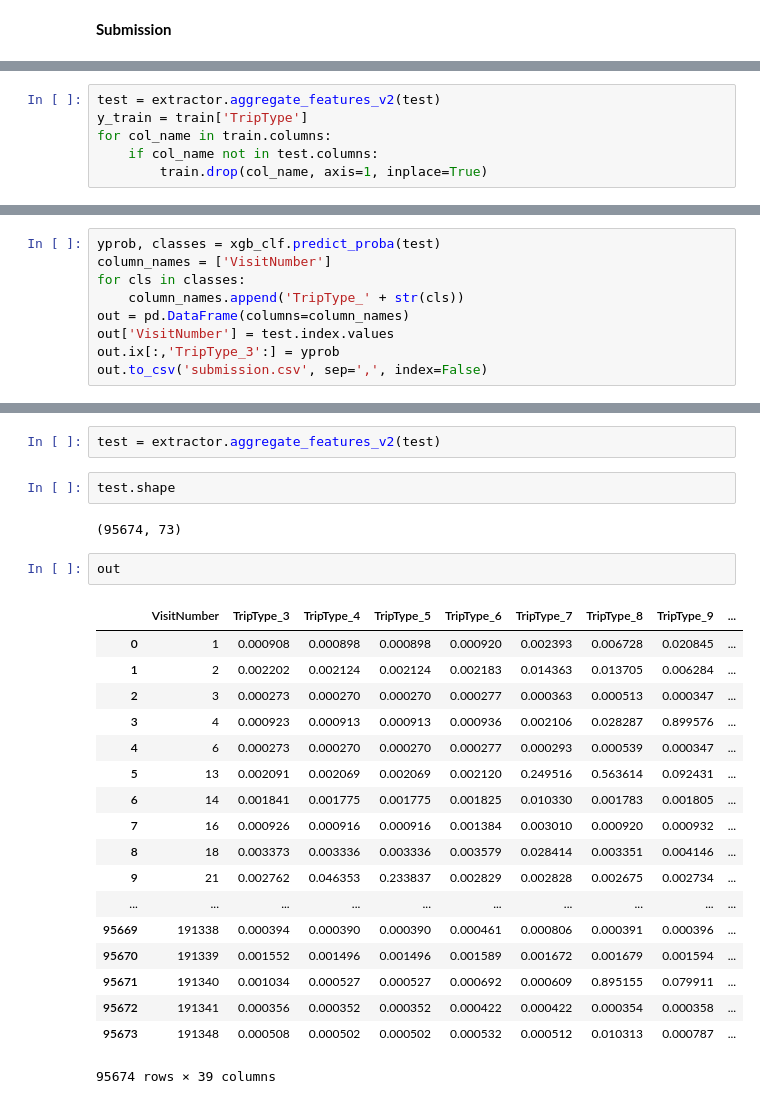
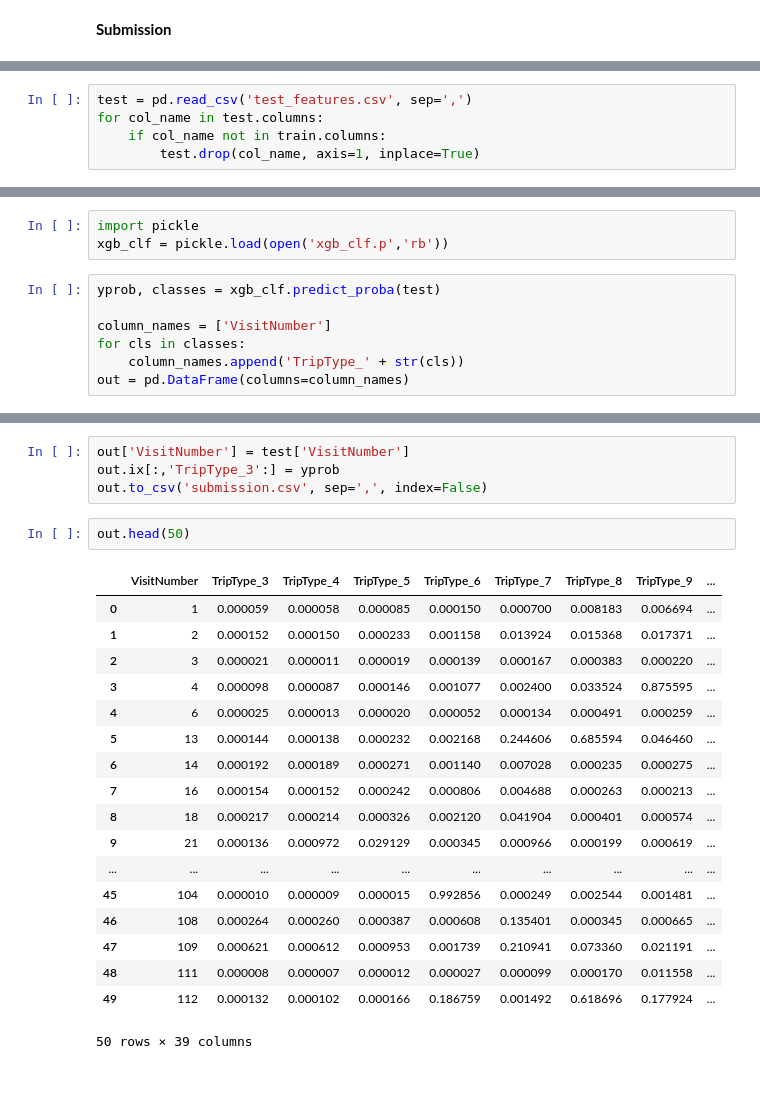
Before and after one commit to qianteng/JQXXXX, a Jupyter notebook: kaggle/modelers/wh/codebase/test_deck2.ipynb, the cells around one changed output, grey strips where cells are left out. Cells and saved outputs as stored; diff of their text form.

```diff
--- a/kaggle/modelers/wh/codebase/test_deck2.ipynb
+++ b/kaggle/modelers/wh/codebase/test_deck2.ipynb
@@ -74,6 +122,5 @@ print(logloss_score)
 # %%
-test = extractor.aggregate_features_v2(test)
-y_train = train['TripType']
-for col_name in train.columns:
-    if col_name not in test.columns:
-        train.drop(col_name, axis=1, inplace=True)
+test = pd.read_csv('test_features.csv', sep=',')
+for col_name in test.columns:
+    if col_name not in train.columns:
+        test.drop(col_name, axis=1, inplace=True)
@@ -87,9 +142,10 @@ XGBoostMutliClass(eta=0.1, max_depth=20, nthread=4, num_round=50, silent=1)
+# %%
+import pickle
+xgb_clf = pickle.load(open('xgb_clf.p','rb'))
 # %%
 yprob, classes = xgb_clf.predict_proba(test)
+
 column_names = ['VisitNumber']
 for cls in classes:
     column_names.append('TripType_' + str(cls))
 out = pd.DataFrame(columns=column_names)
-out['VisitNumber'] = test.index.values
-out.ix[:,'TripType_3':] = yprob
-out.to_csv('submission.csv', sep=',', index=False)
@@ -118,27 +152,25 @@ out
-# %%
-test = extractor.aggregate_features_v2(test)
-# %%
-test.shape
-# %% [output]
-(95674, 73)
+# %%
+out['VisitNumber'] = test['VisitNumber']
+out.ix[:,'TripType_3':] = yprob
+out.to_csv('submission.csv', sep=',', index=False)
 # %%
-out
+out.head(50)
 # %% [output]
 |  | VisitNumber | TripType_3 | TripType_4 | TripType_5 | TripType_6 | TripType_7 | TripType_8 | TripType_9 | ... |
-| 0 | 1 | 0.000908 | 0.000898 | 0.000898 | 0.000920 | 0.002393 | 0.006728 | 0.020845 | ... |
-| 1 | 2 | 0.002202 | 0.002124 | 0.002124 | 0.002183 | 0.014363 | 0.013705 | 0.006284 | ... |
-| 2 | 3 | 0.000273 | 0.000270 | 0.000270 | 0.000277 | 0.000363 | 0.000513 | 0.000347 | ... |
-| 3 | 4 | 0.000923 | 0.000913 | 0.000913 | 0.000936 | 0.002106 | 0.028287 | 0.899576 | ... |
-| 4 | 6 | 0.000273 | 0.000270 | 0.000270 | 0.000277 | 0.000293 | 0.000539 | 0.000347 | ... |
-| 5 | 13 | 0.002091 | 0.002069 | 0.002069 | 0.002120 | 0.249516 | 0.563614 | 0.092431 | ... |
-| 6 | 14 | 0.001841 | 0.001775 | 0.001775 | 0.001825 | 0.010330 | 0.001783 | 0.001805 | ... |
-| 7 | 16 | 0.000926 | 0.000916 | 0.000916 | 0.001384 | 0.003010 | 0.000920 | 0.000932 | ... |
-| 8 | 18 | 0.003373 | 0.003336 | 0.003336 | 0.003579 | 0.028414 | 0.003351 | 0.004146 | ... |
-| 9 | 21 | 0.002762 | 0.046353 | 0.233837 | 0.002829 | 0.002828 | 0.002675 | 0.002734 | ... |
+| 0 | 1 | 0.000059 | 0.000058 | 0.000085 | 0.000150 | 0.000700 | 0.008183 | 0.006694 | ... |
+| 1 | 2 | 0.000152 | 0.000150 | 0.000233 | 0.001158 | 0.013924 | 0.015368 | 0.017371 | ... |
+| 2 | 3 | 0.000021 | 0.000011 | 0.000019 | 0.000139 | 0.000167 | 0.000383 | 0.000220 | ... |
+| 3 | 4 | 0.000098 | 0.000087 | 0.000146 | 0.001077 | 0.002400 | 0.033524 | 0.875595 | ... |
+| 4 | 6 | 0.000025 | 0.000013 | 0.000020 | 0.000052 | 0.000134 | 0.000491 | 0.000259 | ... |
+| 5 | 13 | 0.000144 | 0.000138 | 0.000232 | 0.002168 | 0.244606 | 0.685594 | 0.046460 | ... |
+| 6 | 14 | 0.000192 | 0.000189 | 0.000271 | 0.001140 | 0.007028 | 0.000235 | 0.000275 | ... |
+| 7 | 16 | 0.000154 | 0.000152 | 0.000242 | 0.000806 | 0.004688 | 0.000263 | 0.000213 | ... |
+| 8 | 18 | 0.000217 | 0.000214 | 0.000326 | 0.002120 | 0.041904 | 0.000401 | 0.000574 | ... |
+| 9 | 21 | 0.000136 | 0.000972 | 0.029129 | 0.000345 | 0.000966 | 0.000199 | 0.000619 | ... |
 | ... | ... | ... | ... | ... | ... | ... | ... | ... | ... |
-| 95669 | 191338 | 0.000394 | 0.000390 | 0.000390 | 0.000461 | 0.000806 | 0.000391 | 0.000396 | ... |
-| 95670 | 191339 | 0.001552 | 0.001496 | 0.001496 | 0.001589 | 0.001672 | 0.001679 | 0.001594 | ... |
-| 95671 | 191340 | 0.001034 | 0.000527 | 0.000527 | 0.000692 | 0.000609 | 0.895155 | 0.079911 | ... |
-| 95672 | 191341 | 0.000356 | 0.000352 | 0.000352 | 0.000422 | 0.000422 | 0.000354 | 0.000358 | ... |
-| 95673 | 191348 | 0.000508 | 0.000502 | 0.000502 | 0.000532 | 0.000512 | 0.010313 | 0.000787 | ... |
+| 45 | 104 | 0.000010 | 0.000009 | 0.000015 | 0.992856 | 0.000249 | 0.002544 | 0.001481 | ... |
+| 46 | 108 | 0.000264 | 0.000260 | 0.000387 | 0.000608 | 0.135401 | 0.000345 | 0.000665 | ... |
+| 47 | 109 | 0.000621 | 0.000612 | 0.000953 | 0.001739 | 0.210941 | 0.073360 | 0.021191 | ... |
+| 48 | 111 | 0.000008 | 0.000007 | 0.000012 | 0.000027 | 0.000099 | 0.000170 | 0.011558 | ... |
+| 49 | 112 | 0.000132 | 0.000102 | 0.000166 | 0.186759 | 0.001492 | 0.618696 | 0.177924 | ... |
-95674 rows × 39 columns
+50 rows × 39 columns
```
Also changed, not shown: parts of 14 cells of this notebook, 6 other files.
